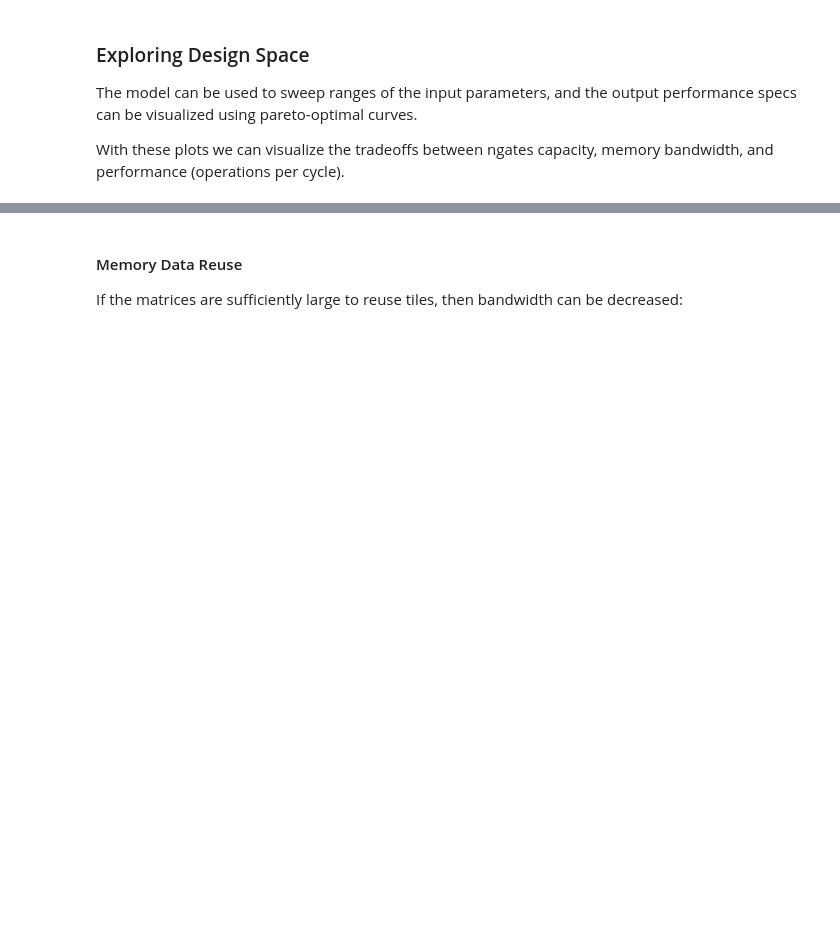
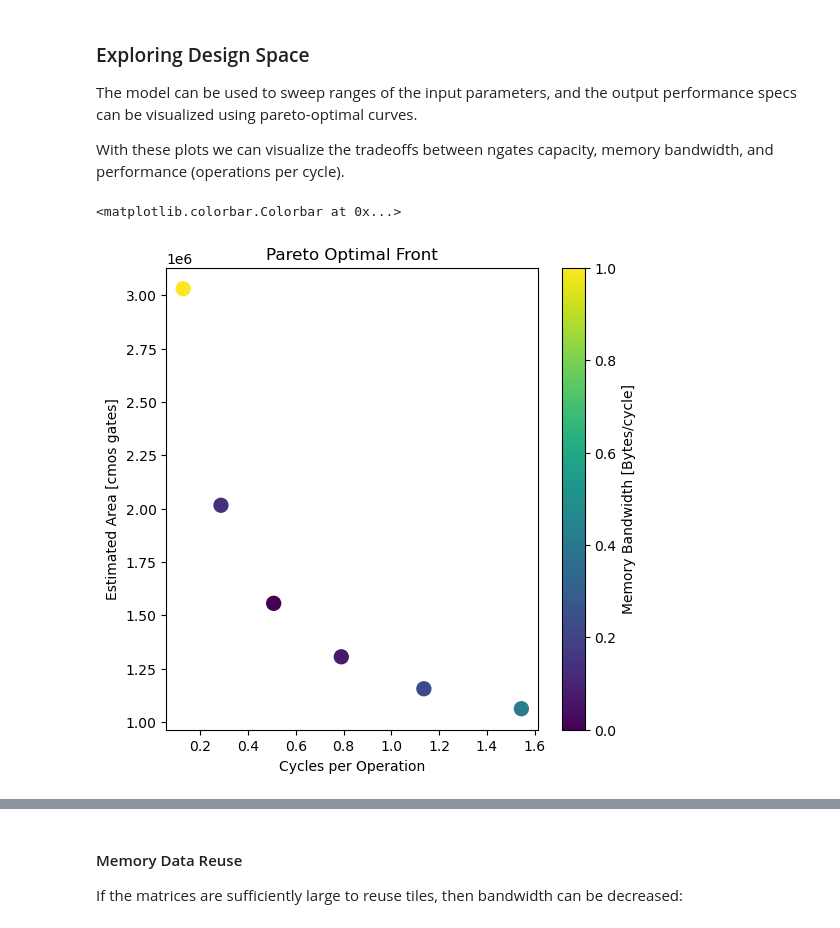
Before and after one commit to miles-rusch-berkeley/rvv-opmu-lynx, a Jupyter notebook: docs/matrix-isa-modelling/reduceK.ipynb, the cells around one changed output, grey strips where cells are left out. Drawn from its saved outputs; the diff is of its cells as text; code cells hidden in the pictures; blank space fills up the shorter version.

```diff
--- a/docs/matrix-isa-modelling/reduceK.ipynb
+++ b/docs/matrix-isa-modelling/reduceK.ipynb
@@ -68,24 +89,28 @@ perf_model = fmodel.init_pm(
 # %%
 fperf_model = perf_model.copy()
 fperf_model = fperf_model[fperf_model['max_mem_bw'] <= 64]
 fperf_model = fperf_model[fperf_model['mrf_capacity'] <= 128]
-# perf_model = perf_model[perf_model['ops_cycle'] >= 1/4e-2]
+# fperf_model = fperf_model[fperf_model['ops_cycle'] >= 1/4e-2]
 
-pm_pareto = perf_model[['ops_cycle','opu_gates', 'max_mem_bw']]
+pm_pareto = fperf_model[['ops_cycle','opu_gates', 'max_mem_bw']]
 mask = paretoset(pm_pareto, sense=['max', 'min', 'min'])
 
-bw = perf_model.loc[mask,'max_mem_bw']
-ngates = perf_model.loc[mask,'opu_gates']
-opc = perf_model.loc[mask,'ops_cycle']
+bw = fperf_model.loc[mask,'max_mem_bw']
+ngates = fperf_model.loc[mask,'opu_gates']
+opc = fperf_model.loc[mask,'ops_cycle']
+mrf_capacity = fperf_model['mrf_capacity']
 
 fig, axs = plt.subplots(1,figsize=(6,6))
 axs.set_title('Pareto Optimal Front')
 axs.set_xlabel('Cycles per Operation')
 axs.set_ylabel('Estimated Area [cmos gates]')
 
-axs.scatter(1/opc, ngates, c=bw, cmap='viridis', s=100)
+axs.scatter(1/opc, ngates, c=mrf_capacity, cmap='viridis', s=100)
 axs.ticklabel_format(style='sci', axis='x', scilimits=(0,0))
 fig.colorbar(scatter, ax=axs, label='Memory Bandwidth [Bytes/cycle]')
+# %% [output]
+<matplotlib.colorbar.Colorbar at 0x...>
+[figure, added]
 # %%
 mrf = perf_model.loc[mask,'mrf_capacity']
 plt.scatter(mrf, ngates)
```
Also changed, not shown: parts of 15 cells of this notebook, 1 other file.
